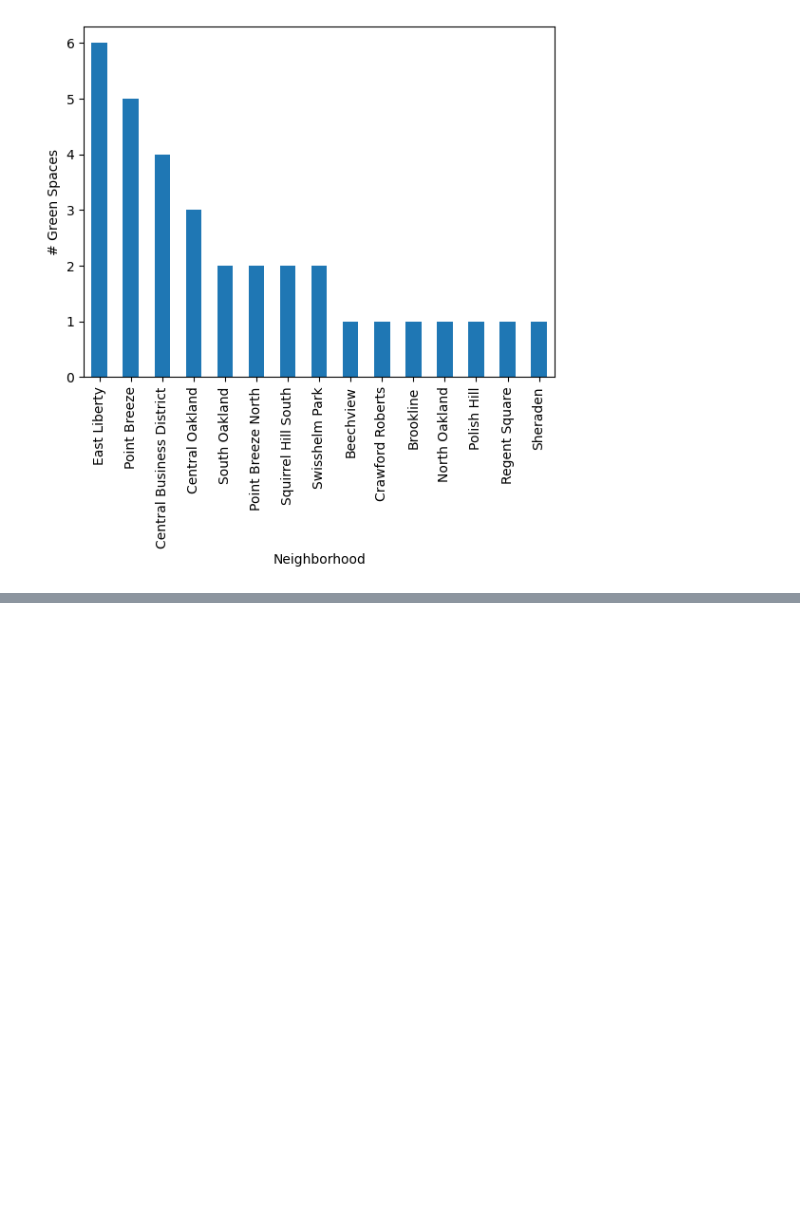
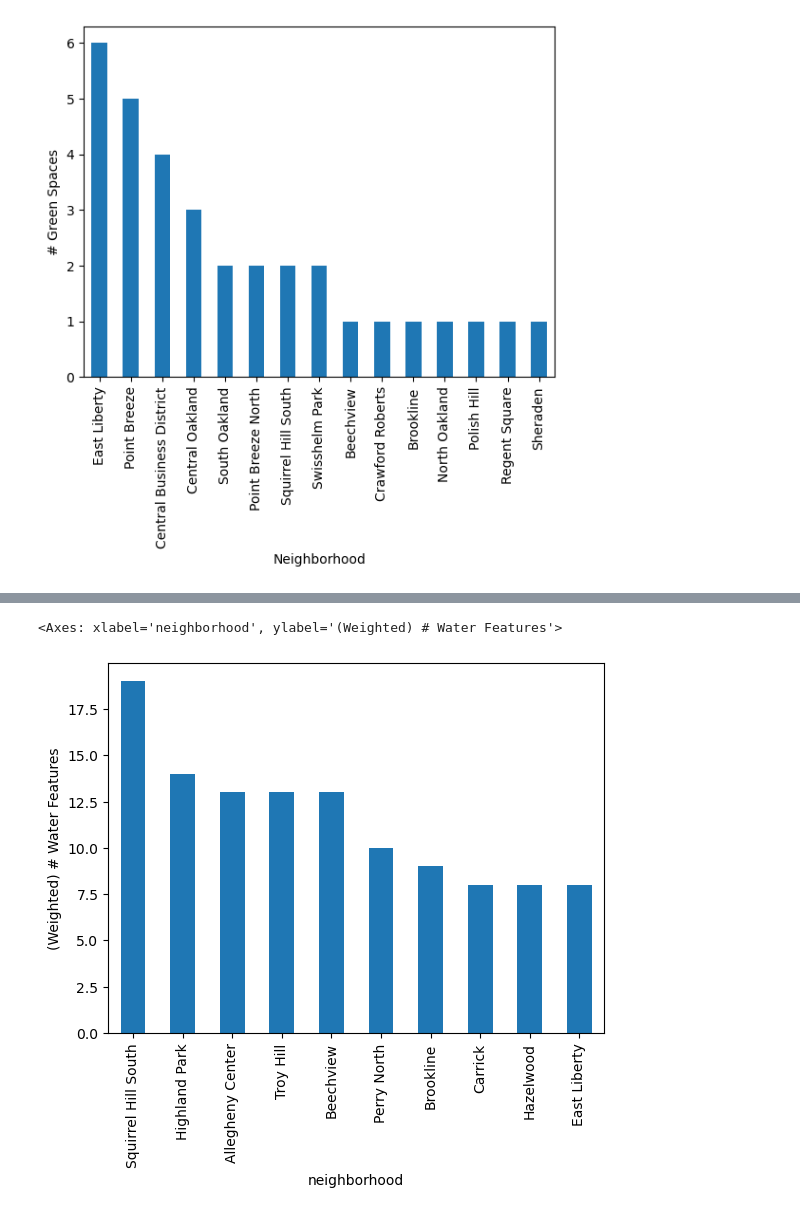
Before and after one commit to MiaD3v/CMPINF0010-FINAL-PROJECT, a Jupyter notebook: presentation.ipynb, the cells around one changed output, grey strips where cells are left out. Saved outputs shown, nothing was run; the diff lists cells and outputs as text; code cells hidden in the pictures; blank space fills up the shorter version.

```diff
--- a/presentation.ipynb
+++ b/presentation.ipynb
@@ -195,0 +227,3 @@ plt.show()
+# %%
+water_counts_w = df_w.value_counts("neighborhood")
+water_counts_w
@@ -195,0 +252,3 @@ plt.show()
+# %%
+df_decor_w = df_w[df_w["feature_type"] == "Decorative"]
+df_decor_w
@@ -195,0 +270,3 @@ plt.show()
+# %%
+decor_counts_w = df_decor_w.value_counts("neighborhood")
+decor_counts_w
@@ -195,0 +287,3 @@ plt.show()
+# %%
+weighted_counts_w = water_counts_w.add(decor_counts_w, fill_value=0).sort_values(ascending=False)
+weighted_counts_w
@@ -195,0 +312,5 @@ plt.show()
+# %%
+weighted_counts_w.head(10).plot(kind="bar", ylabel="(Weighted) # Water Features")
+# %% [output]
+<Axes: xlabel='neighborhood', ylabel='(Weighted) # Water Features'>
+[figure, added]
```
Also changed, not shown: parts of 29 cells of this notebook.
